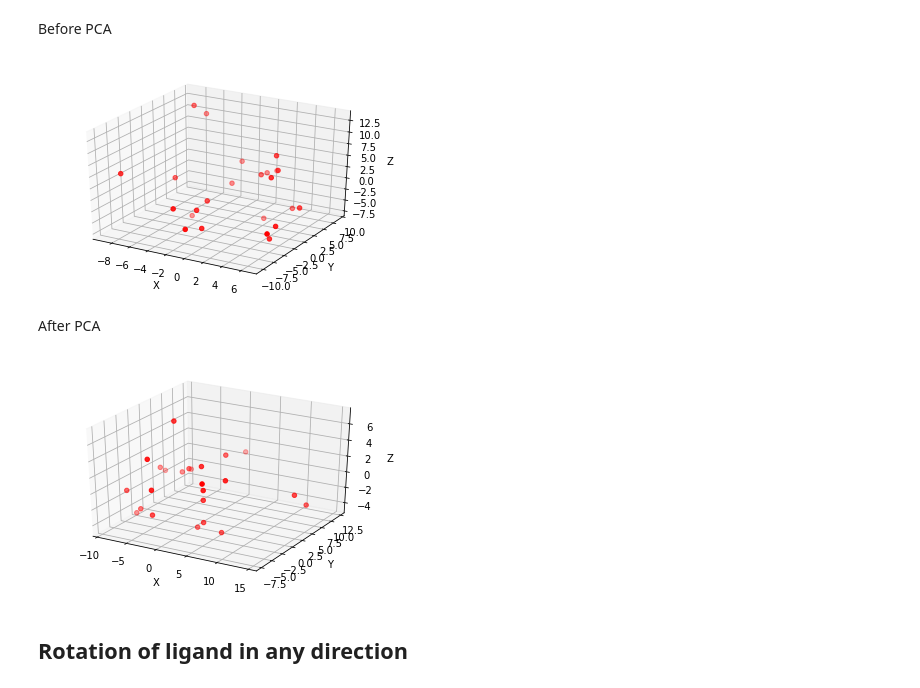
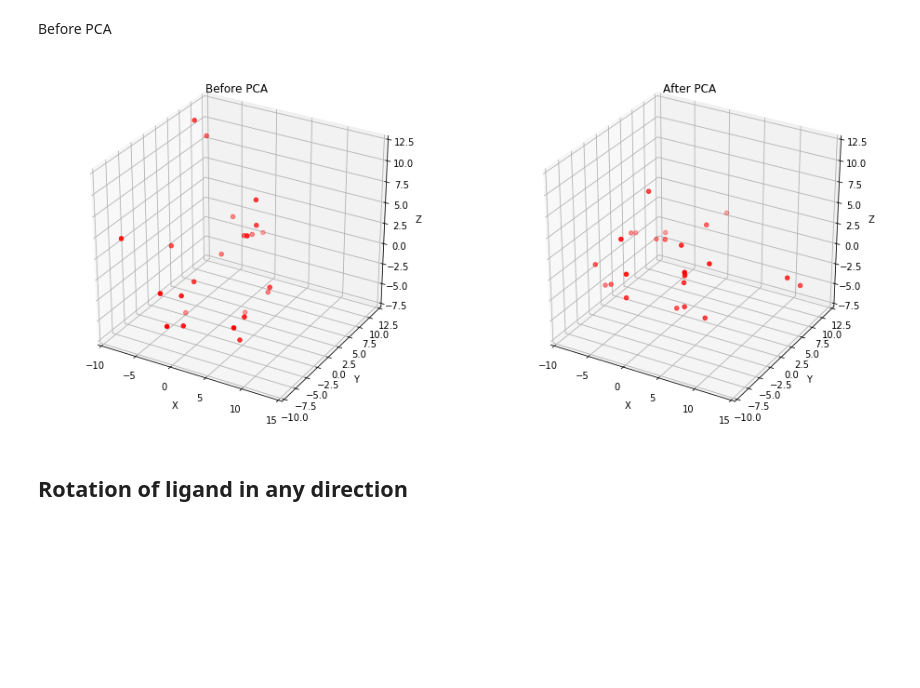
Before and after one commit to hassanmohsin/DLSCORE-CNN, a Jupyter notebook: ligand_orientation.ipynb, the cells around one changed output. Cells and saved outputs as stored; diff of their text form; code cells hidden in the pictures; blank space fills up the shorter version.

Commit message:
Add subplot

```diff
--- a/ligand_orientation.ipynb
+++ b/ligand_orientation.ipynb
@@ -14,8 +13,7 @@ Open a ligand file and read the coordinates
 # %%
 coords = []
 with open("../../pdbbind_data/refined-set/10gs/10gs_pocket.pdb", "r") as f:
-    content = f.readlines()
-    for line in content:
+    for line in f.readlines():
         words = line.split()
         if words[0] == "HETATM":
             coords.append(words[5:8])
@@ -43,8 +41,7 @@ array([[19.222, 10.125, 22.641],
 # %% [markdown]
 Get the centroid and scale the coordinates around it
 # %%
-centroid = np.mean(coords, axis=0)
-coords = coords - centroid
+coords = coords - np.mean(coords, axis=0)
 coords
 # %% [output]
 array([[ 6.3749170e+00,  1.4296665e+00, -2.2649574e+00],
@@ -168,31 +169,32 @@ plt.show()
 # %% [markdown]
 Before PCA
 # %%
-fig = plt.figure()
-ax = fig.add_subplot(111, projection='3d')
+fig = plt.figure(figsize=(16, 7))
+ax = fig.add_subplot(121, projection='3d')
 ax.scatter(coords[:, 0], coords[:, 1], coords[:, 2], c='r', marker='o')
 
+ax.set_title("Before PCA")
 ax.set_xlabel('X')
 ax.set_ylabel('Y')
 ax.set_zlabel('Z')
+ax.set_xlim([-10, 15])
+ax.set_ylim([-10, 12.5])
+ax.set_zlim([-7.5, 12.5])
+
+ax = fig.add_subplot(122, projection='3d')
+ax.scatter(coords_pca[:, 0], coords_pca[:, 1], coords_pca[:, 2], c='r', marker='o')
+
+ax.set_title("After PCA")
+ax.set_xlabel('X')
+ax.set_ylabel('Y')
+ax.set_zlabel('Z')
+ax.set_xlim([-10, 15])
+ax.set_ylim([-10, 12.5])
+ax.set_zlim([-7.5, 12.5])
 
 plt.show()
 # %% [output]
-[figure, old version]
+[figure, new version]
-# %% [markdown]
-After PCA
-# %%
-fig = plt.figure()
-ax = fig.add_subplot(111, projection='3d')
-ax.scatter(coords_pca[:, 0], coords_pca[:, 1], coords_pca[:, 2], c='r', marker='o')
-
-ax.set_xlabel('X')
-ax.set_ylabel('Y')
-ax.set_zlabel('Z')
-
-plt.show()
-# %% [output]
-[figure, removed]
 # %% [markdown]
 ## Rotation of ligand in any direction
 # %%
```
Also changed, not shown: parts of 8 cells of this notebook.
